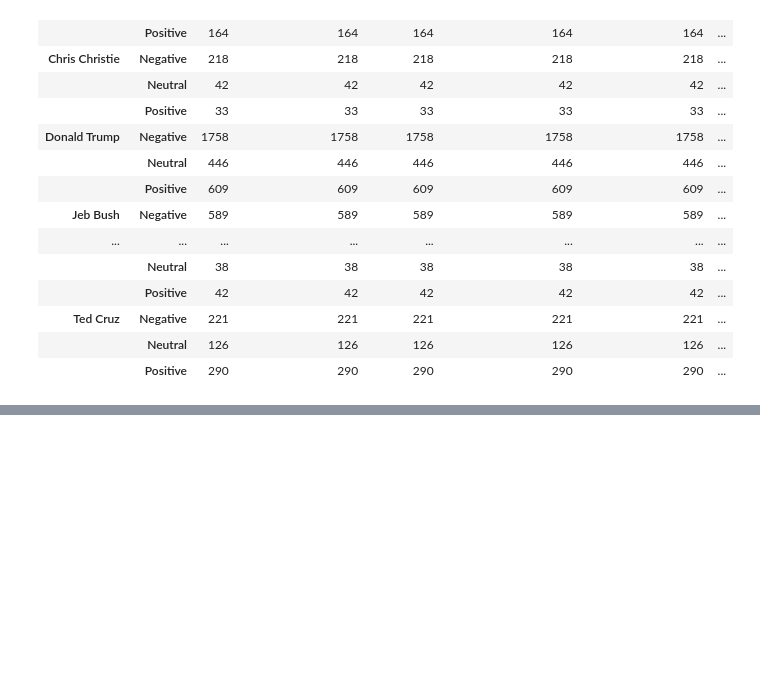
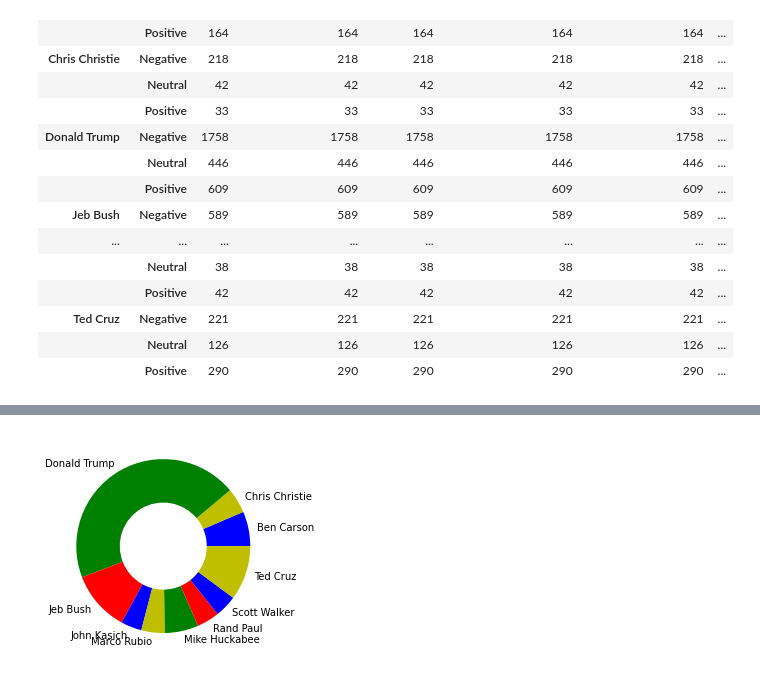
Before and after one commit to jebus2088/proyecto-portafolio, a Jupyter notebook: Notebooks/analisis_eda1.ipynb, the cells around one changed output, grey strips where cells are left out. Cells and saved outputs as stored; diff of their text form; code cells hidden in the pictures; blank space fills up the shorter version.

```diff
--- a/Notebooks/analisis_eda1.ipynb
+++ b/Notebooks/analisis_eda1.ipynb
@@ -429,0 +498,10 @@ dtype: int64
+# %%
+# tercer intento intento de grafica de pastel
+
+plt.pie(sentimientos_pastel_paso3['sentiment'],
+        labels=sentimientos_pastel_paso3['candidate'],
+        colors=['b','y','g','r'],
+        wedgeprops=dict(width=0.5))
+plt.show()
+# %% [output]
+[figure, added]
```
Also changed, not shown: parts of 13 cells of this notebook.
